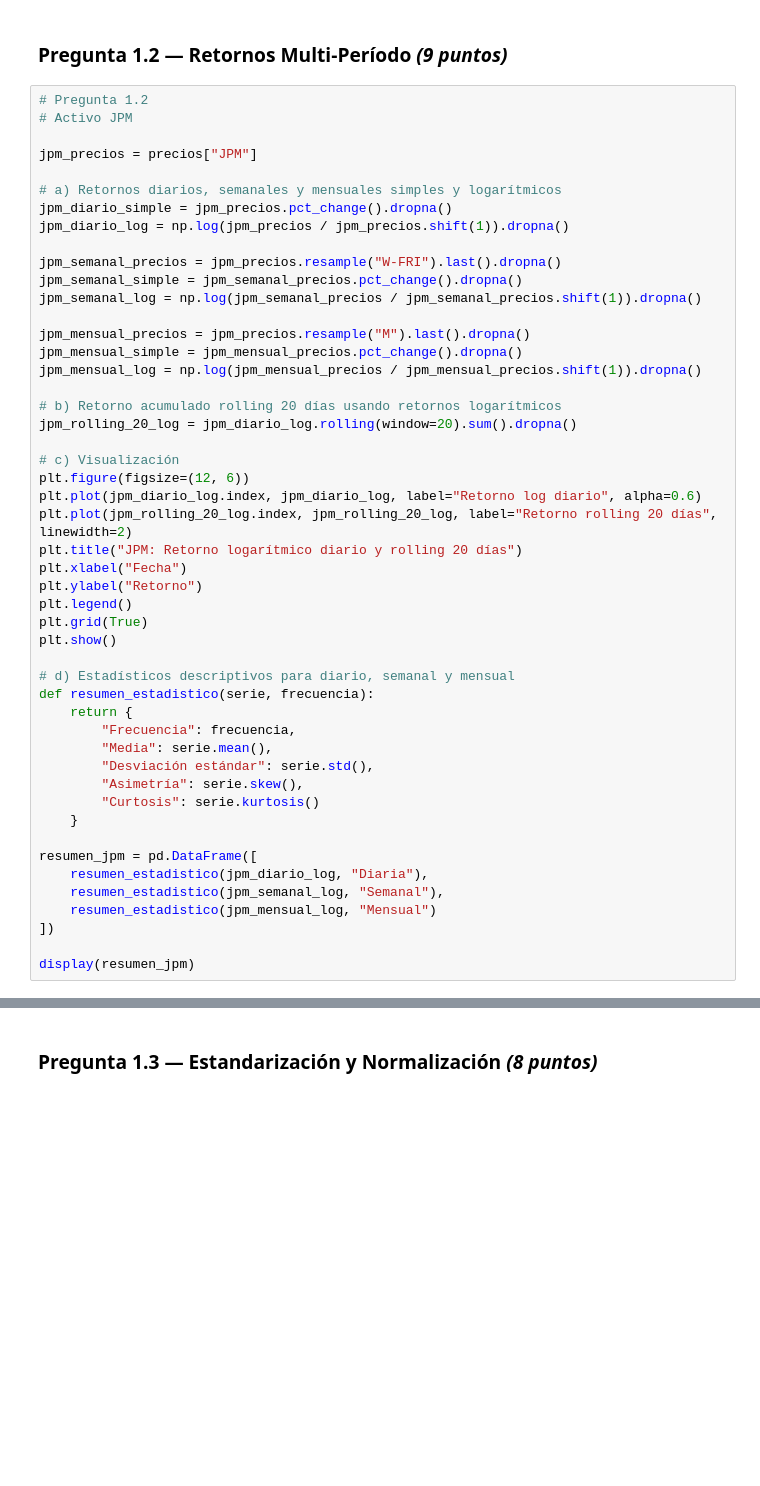
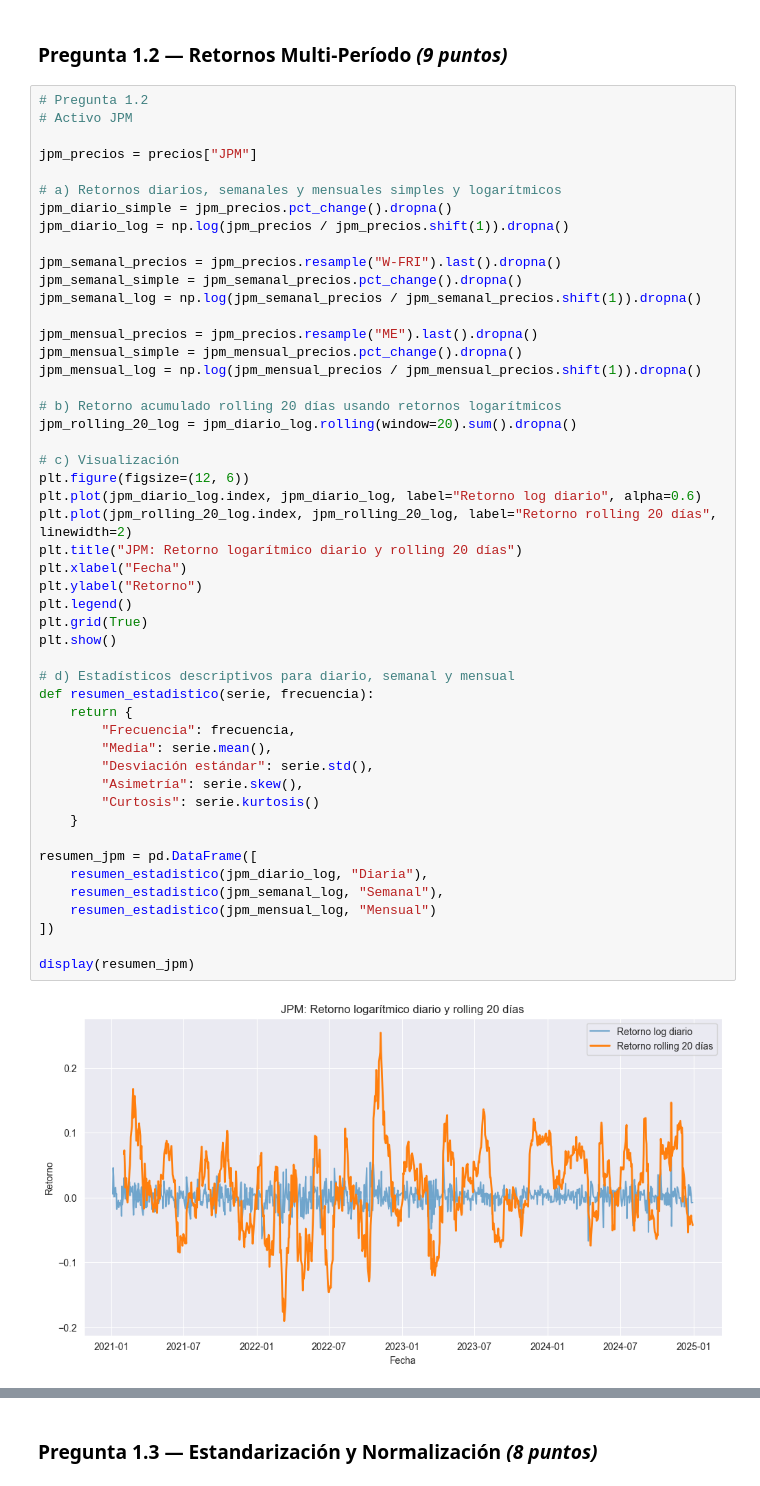
Before and after one commit to diegosanguinetti21-ship-it/MF_TAREA_2, a Jupyter notebook: tarea2.ipynb, the cells around one changed output, grey strips where cells are left out. Drawn from its saved outputs; the diff is of its cells as text; blank space fills up the shorter version.

```diff
--- a/tarea2.ipynb
+++ b/tarea2.ipynb
@@ -90,7 +114,7 @@ jpm_semanal_precios = jpm_precios.resample("W-FRI").last().dropna()
 jpm_semanal_simple = jpm_semanal_precios.pct_change().dropna()
 jpm_semanal_log = np.log(jpm_semanal_precios / jpm_semanal_precios.shift(1)).dropna()
 
-jpm_mensual_precios = jpm_precios.resample("M").last().dropna()
+jpm_mensual_precios = jpm_precios.resample("ME").last().dropna()
 jpm_mensual_simple = jpm_mensual_precios.pct_change().dropna()
 jpm_mensual_log = np.log(jpm_mensual_precios / jpm_mensual_precios.shift(1)).dropna()
 
@@ -98,30 +122,32 @@ jpm_mensual_log = np.log(jpm_mensual_precios / jpm_mensual_precios.shift(1)).dro
 jpm_rolling_20_log = jpm_diario_log.rolling(window=20).sum().dropna()
 
 # c) Visualización
 plt.figure(figsize=(12, 6))
 plt.plot(jpm_diario_log.index, jpm_diario_log, label="Retorno log diario", alpha=0.6)
 plt.plot(jpm_rolling_20_log.index, jpm_rolling_20_log, label="Retorno rolling 20 días", linewidth=2)
 plt.title("JPM: Retorno logarítmico diario y rolling 20 días")
 plt.xlabel("Fecha")
 plt.ylabel("Retorno")
 plt.legend()
 plt.grid(True)
 plt.show()
 
 # d) Estadísticos descriptivos para diario, semanal y mensual
 def resumen_estadistico(serie, frecuencia):
     return {
         "Frecuencia": frecuencia,
         "Media": serie.mean(),
         "Desviación estándar": serie.std(),
         "Asimetría": serie.skew(),
         "Curtosis": serie.kurtosis()
     }
 
 resumen_jpm = pd.DataFrame([
     resumen_estadistico(jpm_diario_log, "Diaria"),
     resumen_estadistico(jpm_semanal_log, "Semanal"),
     resumen_estadistico(jpm_mensual_log, "Mensual")
 ])
 
 display(resumen_jpm)
+# %% [output]
+[figure, added]
```
Also changed, not shown: parts of 14 cells of this notebook.
